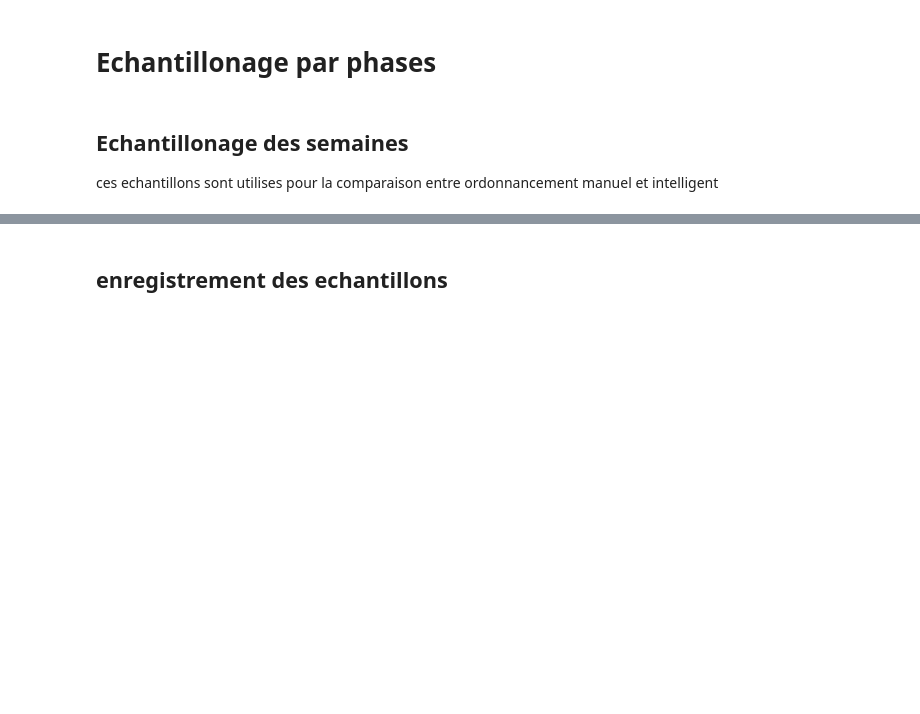
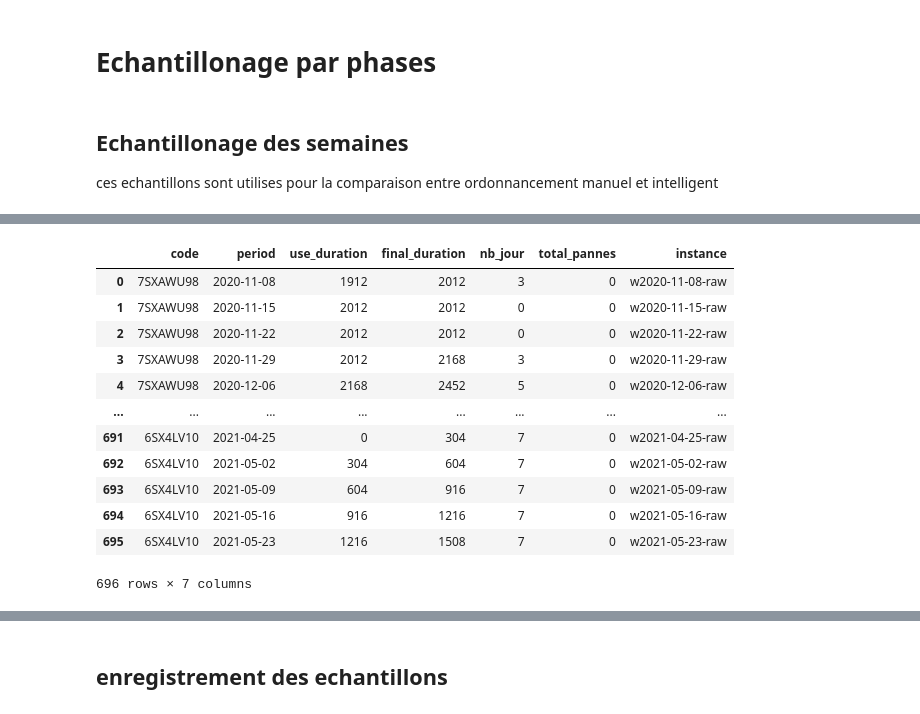
Before and after one commit to MalcomChumchouaPenda/rcemp-dial, a Jupyter notebook: notebooks/benchmarking_HGD.ipynb, the cells around one changed output, grey strips where cells are left out. Cells and saved outputs as stored; diff of their text form; code cells hidden in the pictures; blank space fills up the shorter version.

```diff
--- a/notebooks/benchmarking_HGD.ipynb
+++ b/notebooks/benchmarking_HGD.ipynb
@@ -472,0 +672,7 @@ machines_sample.head(25)
+# %%
+temps_initiaux_hebdo = temps_initiaux.resample('W').min()
+temps_initiaux_hebdo = temps_initiaux_hebdo.loc[periode_sample]
+temps_initiaux_hebdo = temps_initiaux_hebdo.unstack()
+temps_initiaux_hebdo.index.rename(['code', 'period'], inplace=True)
+temps_initiaux_hebdo.name = 'use_duration'
+temps_initiaux_hebdo
@@ -472,0 +693,7 @@ machines_sample.head(25)
+# %%
+temps_finaux_hebdo = temps_finaux.resample('W').max()
+temps_finaux_hebdo = temps_finaux_hebdo.loc[periode_sample]
+temps_finaux_hebdo = temps_finaux_hebdo.unstack()
+temps_finaux_hebdo.index.rename(['code', 'period'], inplace=True)
+temps_finaux_hebdo.name = 'final_duration'
+temps_finaux_hebdo
@@ -472,0 +714,8 @@ machines_sample.head(25)
+# %%
+use_hebdo = use_jours.resample('W').sum()
+use_hebdo = use_hebdo.loc[periode_sample]
+use_hebdo = use_hebdo.unstack()
+use_hebdo.index.rename(['code', 'period'], inplace=True)
+use_hebdo.name = 'nb_jour'
+# pannes_hebdo[pannes_hebdo > 0]
+use_hebdo
@@ -472,0 +736,7 @@ machines_sample.head(25)
+# %%
+pannes_hebdo = pannes.resample('W').sum()
+pannes_hebdo = pannes_hebdo.loc[periode_sample]
+pannes_hebdo = pannes_hebdo.unstack()
+pannes_hebdo.index.rename(['code', 'period'], inplace=True)
+pannes_hebdo.name = 'total_pannes'
+pannes_hebdo[pannes_hebdo > 0]
@@ -472,0 +761,20 @@ machines_sample.head(25)
+# %%
+machine_fields = [temps_initiaux_hebdo, temps_finaux_hebdo, use_hebdo, pannes_hebdo]
+machine_sample1 = pd.concat(machine_fields, axis=1)
+machine_sample1.reset_index(inplace=True)
+machine_sample1['instance'] = machine_sample1.period.dt.strftime('w%Y-%m-%d-raw')
+machine_sample1
+# %% [output]
+|  | code | period | use_duration | final_duration | nb_jour | total_pannes | instance |
+| 0 | 7SXAWU98 | 2020-11-08 | 1912 | 2012 | 3 | 0 | w2020-11-08-raw |
+| 1 | 7SXAWU98 | 2020-11-15 | 2012 | 2012 | 0 | 0 | w2020-11-15-raw |
+| 2 | 7SXAWU98 | 2020-11-22 | 2012 | 2012 | 0 | 0 | w2020-11-22-raw |
+| 3 | 7SXAWU98 | 2020-11-29 | 2012 | 2168 | 3 | 0 | w2020-11-29-raw |
+| 4 | 7SXAWU98 | 2020-12-06 | 2168 | 2452 | 5 | 0 | w2020-12-06-raw |
+| ... | ... | ... | ... | ... | ... | ... | ... |
+| 691 | 6SX4LV10 | 2021-04-25 | 0 | 304 | 7 | 0 | w2021-04-25-raw |
+| 692 | 6SX4LV10 | 2021-05-02 | 304 | 604 | 7 | 0 | w2021-05-02-raw |
+| 693 | 6SX4LV10 | 2021-05-09 | 604 | 916 | 7 | 0 | w2021-05-09-raw |
+| 694 | 6SX4LV10 | 2021-05-16 | 916 | 1216 | 7 | 0 | w2021-05-16-raw |
+| 695 | 6SX4LV10 | 2021-05-23 | 1216 | 1508 | 7 | 0 | w2021-05-23-raw |
+696 rows × 7 columns
```
Also changed, not shown: parts of 77 cells of this notebook, 13 other files.
